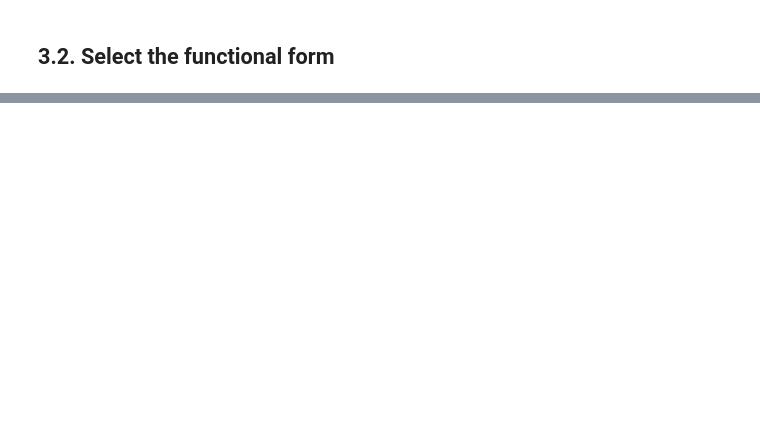
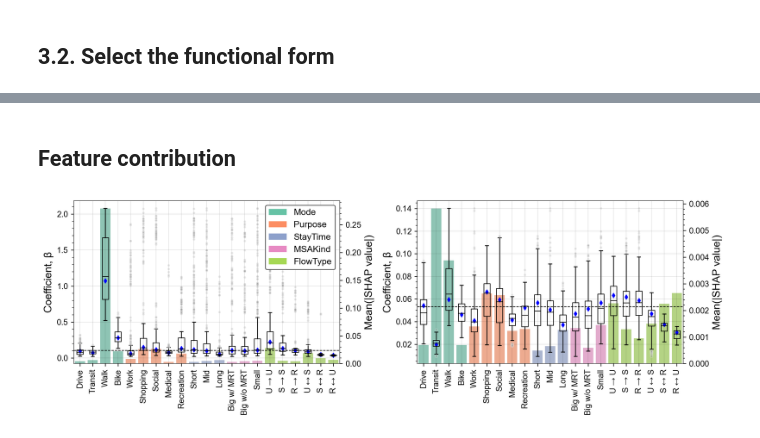
Before and after one commit to rvanxer/impedance, a Jupyter notebook: code/fit_curves.ipynb, the cells around one changed output, grey strips where cells are left out. Saved outputs shown, nothing was run; the diff lists cells and outputs as text; code cells hidden in the pictures; blank space fills up the shorter version.

```diff
--- a/code/fit_curves.ipynb
+++ b/code/fit_curves.ipynb
@@ -311,6 +213,0 @@ from sklearn.ensemble import RandomForestRegressor
-# %%
-target = 'Distance'
-df = fitted.query(f'Target=="{target}"')
-X = pd.get_dummies(df.iloc[:, :5], prefix_sep='__')
-reg = RandomForestRegressor(n_estimators=100, max_depth=10).fit(X, df.R2)
-r2_score(df.R2, reg.predict(X))
@@ -319,5 +213,0 @@ r2_score(df.R2, reg.predict(X))
-# %%
-df = Pdf(D(variable=X.columns, imp=normalize(reg.feature_importances_)))
-df['factor'], df['level'] = list(zip(*df.variable.str.split('__')))
-df = df.groupby('factor')['imp'].sum().sort_values().reset_index()
-df
@@ -330,0 +245,50 @@ df
+# %% [markdown]
+## Feature contribution
+# %%
+def fig_comb_curves(hists=hists, fitted=fitted, fit_coefs=fit_coefs,
+                    targets=('Distance', 'Duration'),
+                    pad=0.02, size=(12, 4), dpi=150, cmap='Set2'):
+    factors = list(hists.select_dtypes(CAT).columns)[1:]
+    mode_colors = D(Drive='m', Transit='dodgerblue', Walk='limegreen', Bike='tomato')
+    _, axes = plt.subplots(1, 2, figsize=size, dpi=dpi)
+    for i, target in enumerate(targets):
+        df = fit_coefs.query(f'Target=="{target}"').reset_index(drop=1)
+        pos = {x: i for i, x in df.Level.items()}
+        ax = pplot(axes[i], xminor=0, ylab='Coefficient magnitude, |β|')
+        twin = pplot(ax.twinx(), yminor=0, gridcolor='w')
+        ax.set_zorder(1)
+        ax.set_frame_on(False)
+        sns.barplot(df, x='Level', y='SHAP', hue='Factor',
+                    ax=twin, alpha=0.8, legend=False, palette=cmap)
+        twin.set_ylabel('Mean(|SHAP value|)'); twin.set_xlabel('')
+        xticks = list(zip(*df.Level.items()))
+        twin.set_xticks(*xticks, rotation=90)
+        df = fitted.query(f'Target=="{target}" & Func=="Base exponential"')
+        df = df.drop(columns=['Target', 'Func', 'R2']).explode('Params')
+        df = df.rename(columns=D(Params='Coef')).astype(D(Coef=np.float32))
+        df.Coef *= -1
+        coefs = sum([[d.Coef for level, d in df.groupby(col)
+                      if level != 'Overall'] for col in factors], [])
+        ax.boxplot(coefs, positions=xticks[0], boxprops=D(lw=0.8),
+                   flierprops=D(markersize=3, linewidth=0, alpha=0.2,
+                                markeredgecolor='w', markerfacecolor='grey'),
+                   medianprops=D(color='k', lw=0.8))
+        overall = df.query(' & '.join([f'{x}=="Overall"' for x in factors]))
+        for col in factors:
+            others = [f'{x}=="Overall"' for x in set(factors) - {col}]
+            for _, r in df.query(' & '.join(others)).iterrows():
+                if r[col] == 'Overall': continue
+                ax.scatter(pos[r[col]], r.Coef, marker='d', c='b', s=15)
+        ax.axhline(overall.iloc[0].Coef, ls='--', lw=0.8, color='k')
+        ax.set_xticks(*xticks, rotation=90)
+        col_colors = D(zip(factors, sns.color_palette(cmap, len(factors))))
+        if i == 0:
+            ax.legend(handles=[mpl.patches.Patch(
+                fc=color, ec='none', label=col, alpha=1)
+                               for col, color in col_colors.items()],
+                      loc=1, framealpha=1, facecolor='w', edgecolor='#555')
+    plt.tight_layout()
+
+x = fig_comb_curves(dpi=250); x
+# %% [output]
+[figure, added]
```
Also changed, not shown: parts of 32 cells of this notebook, 10 other files.
